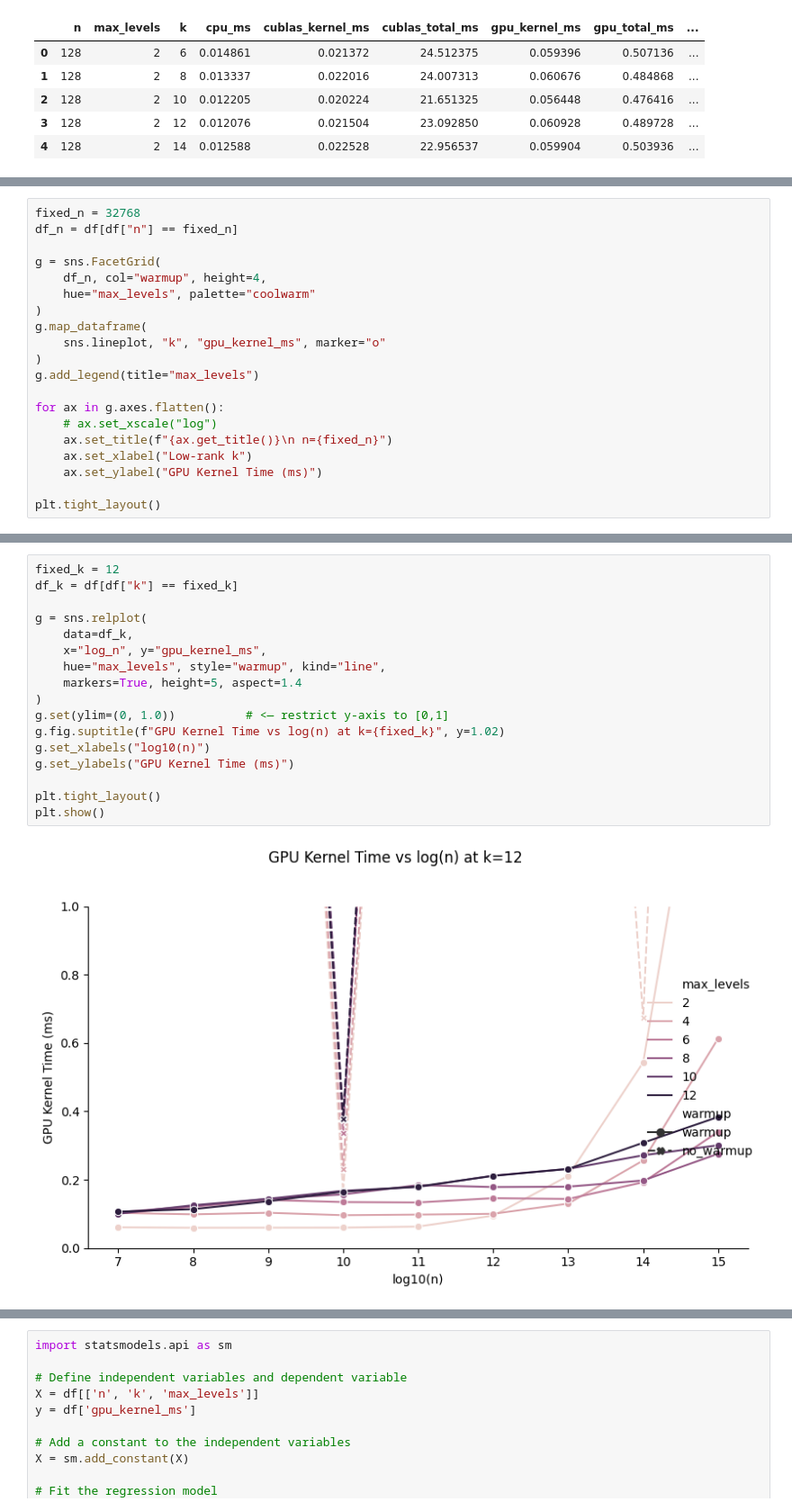
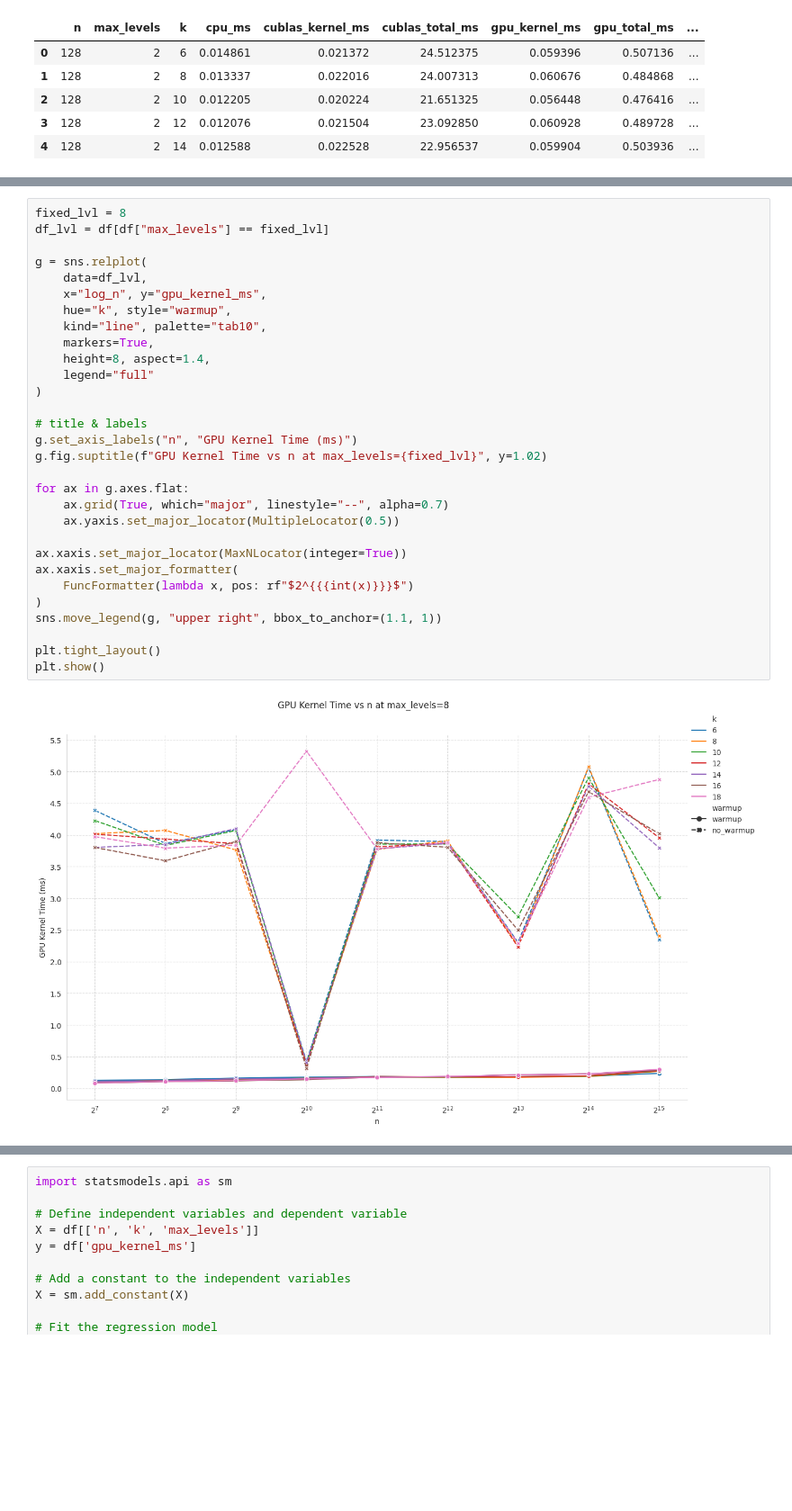
Before and after one commit to jonathanwangyc/cs598hpc-final-project, a Jupyter notebook: postprocess.ipynb, the cells around one changed output, grey strips where cells are left out. Shown at 90% size. Drawn from its saved outputs; the diff is of its cells as text; blank space fills up the shorter version.

Commit message:
decide output graph

```diff
--- a/postprocess.ipynb
+++ b/postprocess.ipynb
@@ -132,20 +94,0 @@ plt.show()
-# %%
-fixed_n = 32768
-df_n = df[df["n"] == fixed_n]
-
-g = sns.FacetGrid(
-    df_n, col="warmup", height=4,
-    hue="max_levels", palette="coolwarm"
-)
-g.map_dataframe(
-    sns.lineplot, "k", "gpu_kernel_ms", marker="o"
-)
-g.add_legend(title="max_levels")
-
-for ax in g.axes.flatten():
-    # ax.set_xscale("log")
-    ax.set_title(f"{ax.get_title()}\n n={fixed_n}")
-    ax.set_xlabel("Low-rank k")
-    ax.set_ylabel("GPU Kernel Time (ms)")
-
-plt.tight_layout()
@@ -169,19 +150,32 @@ plt.show()
 # %%
-fixed_k = 12
-df_k = df[df["k"] == fixed_k]
+fixed_lvl = 8
+df_lvl = df[df["max_levels"] == fixed_lvl]
 
 g = sns.relplot(
-    data=df_k,
+    data=df_lvl,
     x="log_n", y="gpu_kernel_ms",
-    hue="max_levels", style="warmup", kind="line",
-    markers=True, height=5, aspect=1.4
+    hue="k", style="warmup",
+    kind="line", palette="tab10",
+    markers=True,
+    height=8, aspect=1.4,
+    legend="full"
 )
-g.set(ylim=(0, 1.0))          # <— restrict y-axis to [0,1]
-g.fig.suptitle(f"GPU Kernel Time vs log(n) at k={fixed_k}", y=1.02)
-g.set_xlabels("log10(n)")
-g.set_ylabels("GPU Kernel Time (ms)")
+
+# title & labels
+g.set_axis_labels("n", "GPU Kernel Time (ms)")
+g.fig.suptitle(f"GPU Kernel Time vs n at max_levels={fixed_lvl}", y=1.02)
+
+for ax in g.axes.flat:
+    ax.grid(True, which="major", linestyle="--", alpha=0.7)
+    ax.yaxis.set_major_locator(MultipleLocator(0.5))
+
+ax.xaxis.set_major_locator(MaxNLocator(integer=True))
+ax.xaxis.set_major_formatter(
+    FuncFormatter(lambda x, pos: rf"$2^{{{int(x)}}}$")
+)
+sns.move_legend(g, "upper right", bbox_to_anchor=(1.1, 1))
 
 plt.tight_layout()
 plt.show()
 # %% [output]
-[figure, old version]
+[figure, new version]
```
Also changed, not shown: parts of 18 cells of this notebook.
